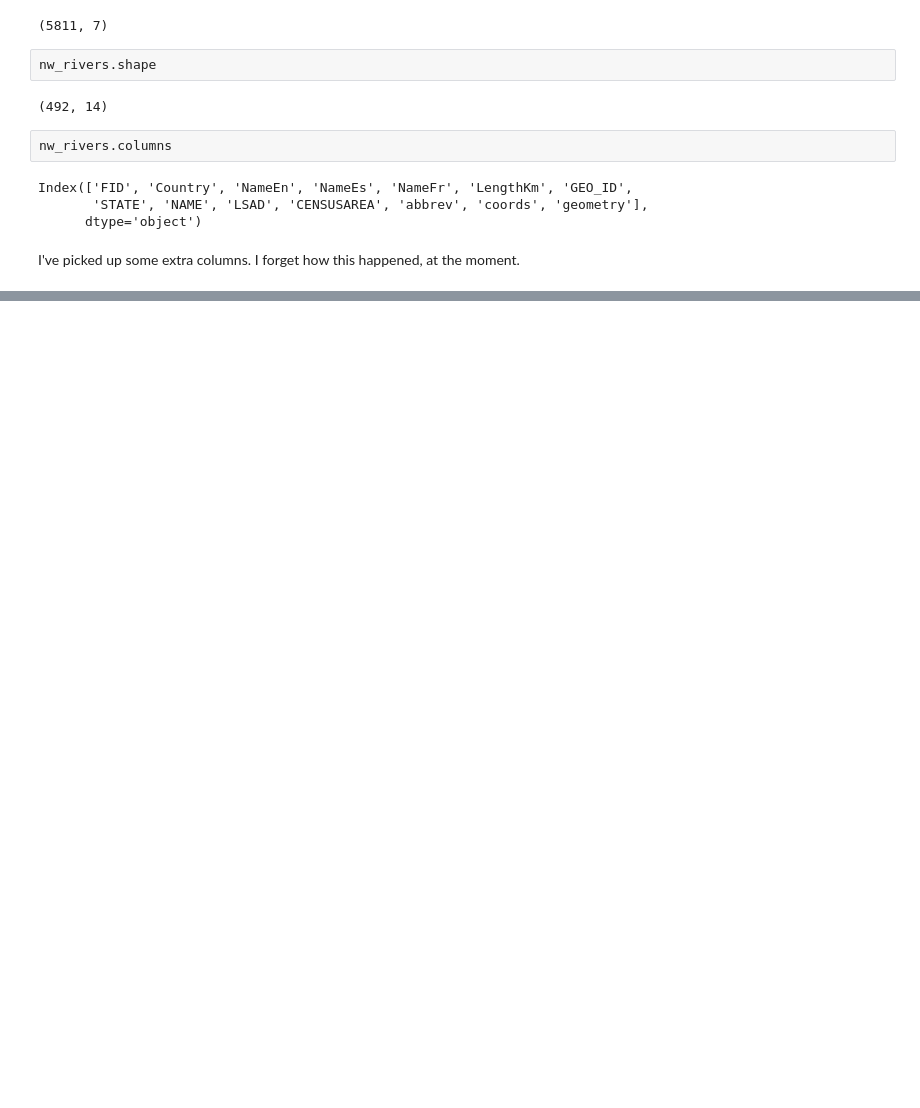
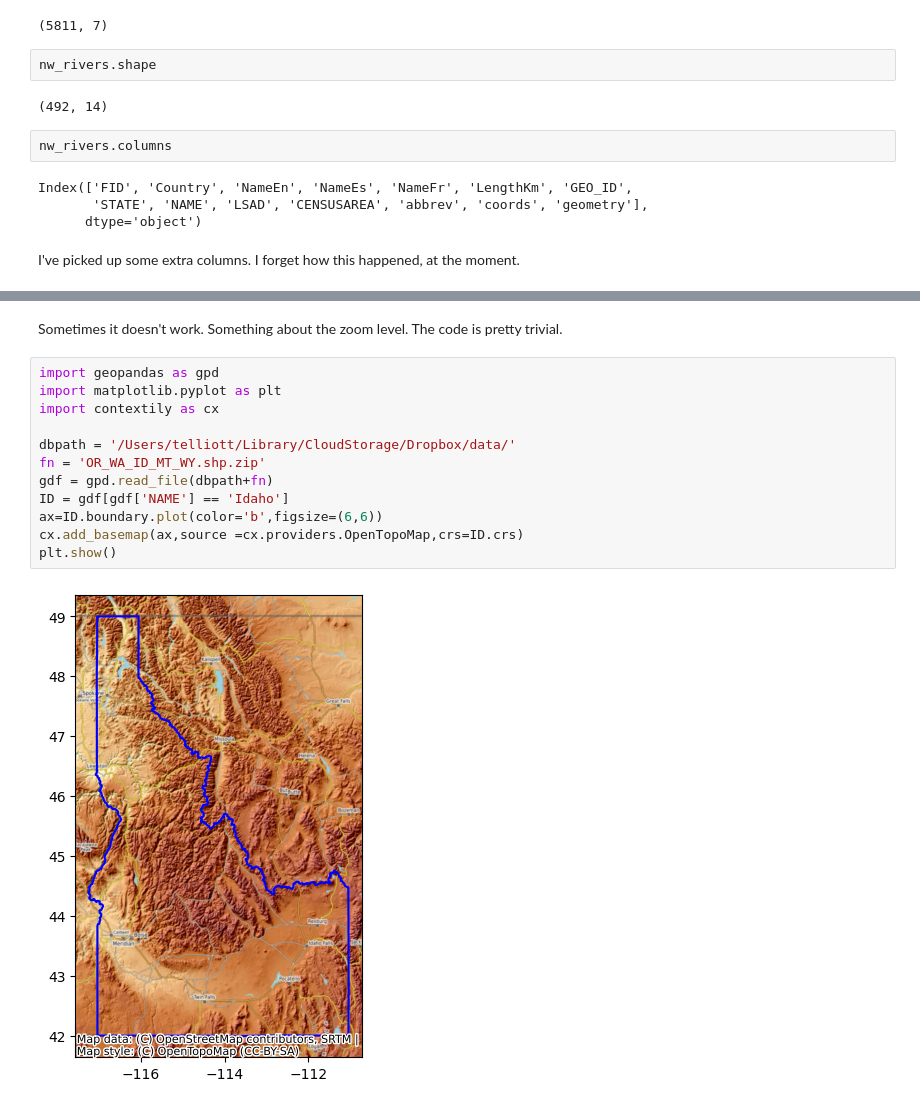
Before and after one commit to telliott99/maps5, a Jupyter notebook: explore.ipynb, the cells around one changed output, grey strips where cells are left out. Drawn from its saved outputs; the diff is of its cells as text; blank space fills up the shorter version.

```diff
--- a/explore.ipynb
+++ b/explore.ipynb
@@ -274,0 +293,16 @@ I've picked up some extra columns.  I forget how this happened, at the moment.
+# %% [markdown]
+Sometimes it doesn't work.  Something about the zoom level.  The code is pretty trivial.
+# %%
+import geopandas as gpd
+import matplotlib.pyplot as plt
+import contextily as cx
+
+dbpath = '/Users/telliott/Library/CloudStorage/Dropbox/data/'
+fn = 'OR_WA_ID_MT_WY.shp.zip'
+gdf = gpd.read_file(dbpath+fn)
+ID = gdf[gdf['NAME'] == 'Idaho']
+ax=ID.boundary.plot(color='b',figsize=(6,6))
+cx.add_basemap(ax,source =cx.providers.OpenTopoMap,crs=ID.crs)
+plt.show()
+# %% [output]
+[figure, added]
```
Also changed, not shown: parts of 16 cells of this notebook, 5 other files.
